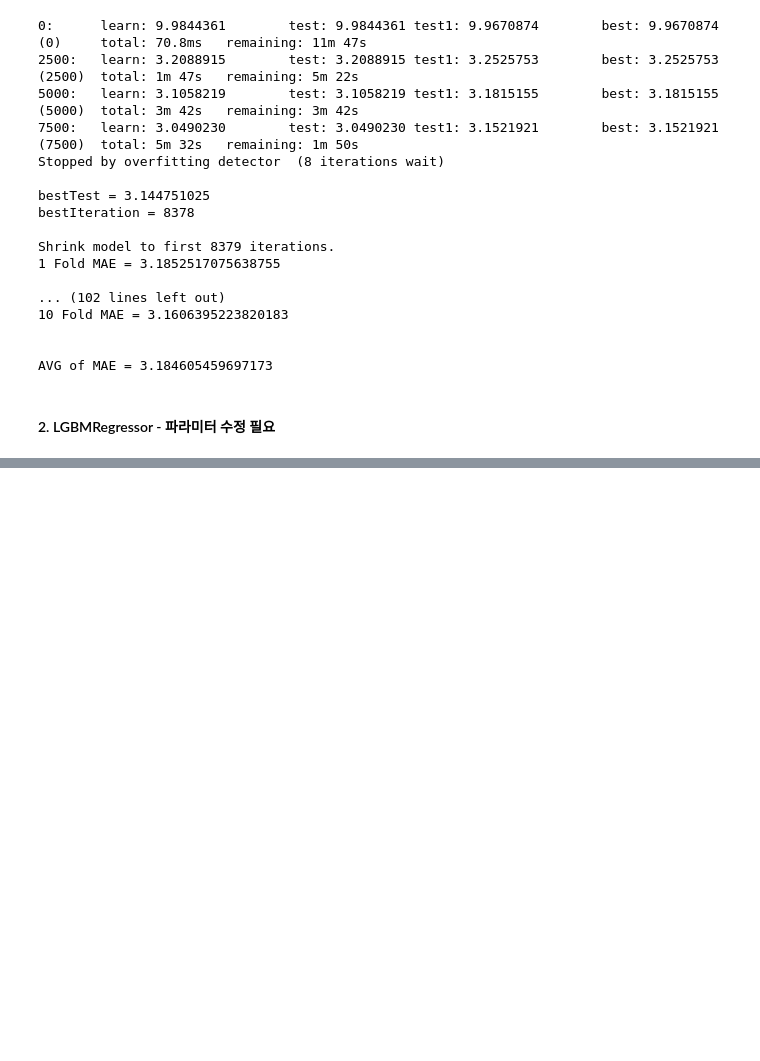
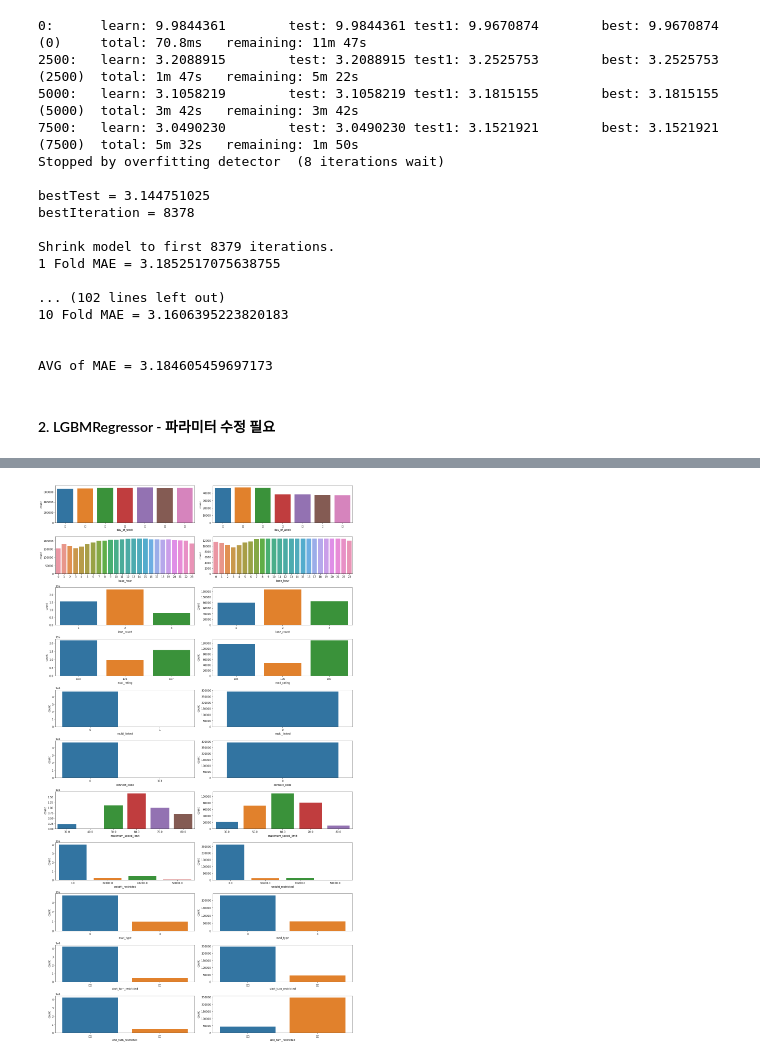
Before and after one commit to zudata/BEAKJOON, a Jupyter notebook: study/practice_note.ipynb, the cells around one changed output, grey strips where cells are left out. Cells and saved outputs as stored; diff of their text form; code cells hidden in the pictures; blank space fills up the shorter version.

```diff
--- a/study/practice_note.ipynb
+++ b/study/practice_note.ipynb
@@ -633,0 +649,32 @@ findfont: Font family ['Apple Gothic'] not found. Falling back to DejaVu Sans.
+# %%
+date_order = ['월','화','수','목','금','토','일']
+
+fig, axes = plt.subplots(11, 2, figsize=(17,30))
+
+sns.countplot(x='day_of_week', data=train, ax=axes[0][0],order=date_order)
+sns.countplot(x='day_of_week', data=test, ax=axes[0][1],order=date_order)
+sns.countplot(x='base_hour', data=train, ax=axes[1][0])
+sns.countplot(x='base_hour', data=test, ax=axes[1][1])
+sns.countplot(x='lane_count', data=train, ax=axes[2][0])
+sns.countplot(x='lane_count', data=test, ax=axes[2][1])
+sns.countplot(x='road_rating', data=train, ax=axes[3][0])
+sns.countplot(x='road_rating', data=test, ax=axes[3][1])
+sns.countplot(x='multi_linked', data=train, ax=axes[4][0])
+sns.countplot(x='multi_linked', data=test, ax=axes[4][1])
+sns.countplot(x='connect_code', data=train, ax=axes[5][0])
+sns.countplot(x='connect_code', data=test, ax=axes[5][1])
+sns.countplot(x='maximum_speed_limit', data=train, ax=axes[6][0])
+sns.countplot(x='maximum_speed_limit', data=test, ax=axes[6][1])
+sns.countplot(x='weight_restricted', data=train, ax=axes[7][0])
+sns.countplot(x='weight_restricted', data=test, ax=axes[7][1])
+sns.countplot(x='road_type', data=train, ax=axes[8][0])
+sns.countplot(x='road_type', data=test, ax=axes[8][1])
+sns.countplot(x='start_turn_restricted', data=train, ax=axes[9][0])
+sns.countplot(x='start_turn_restricted', data=test, ax=axes[9][1])
+sns.countplot(x='end_turn_restricted', data=train, ax=axes[10][0])
+sns.countplot(x='end_turn_restricted', data=test, ax=axes[10][1])
+
+plt.tight_layout()
+plt.show()
+# %% [output]
+[figure, added]
```
Also changed, not shown: parts of 30 cells of this notebook.
